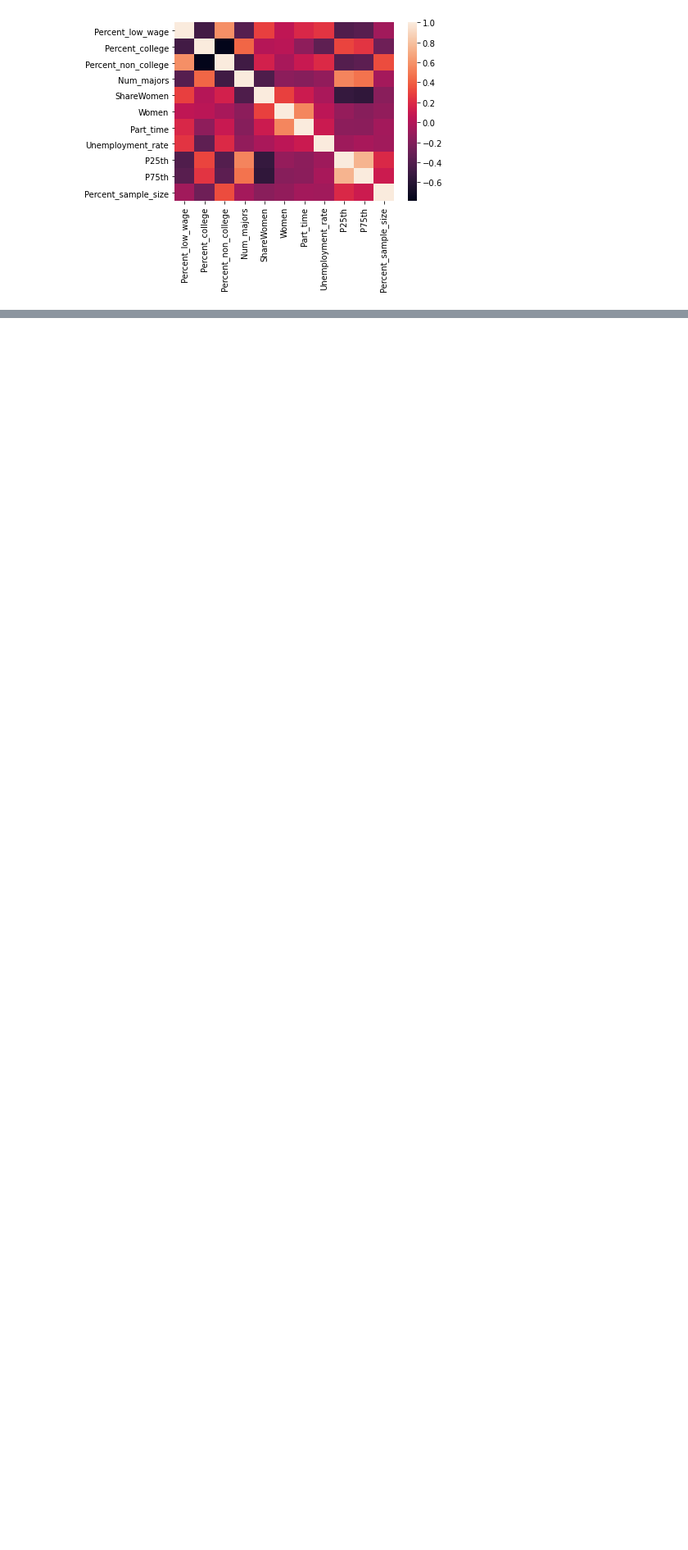
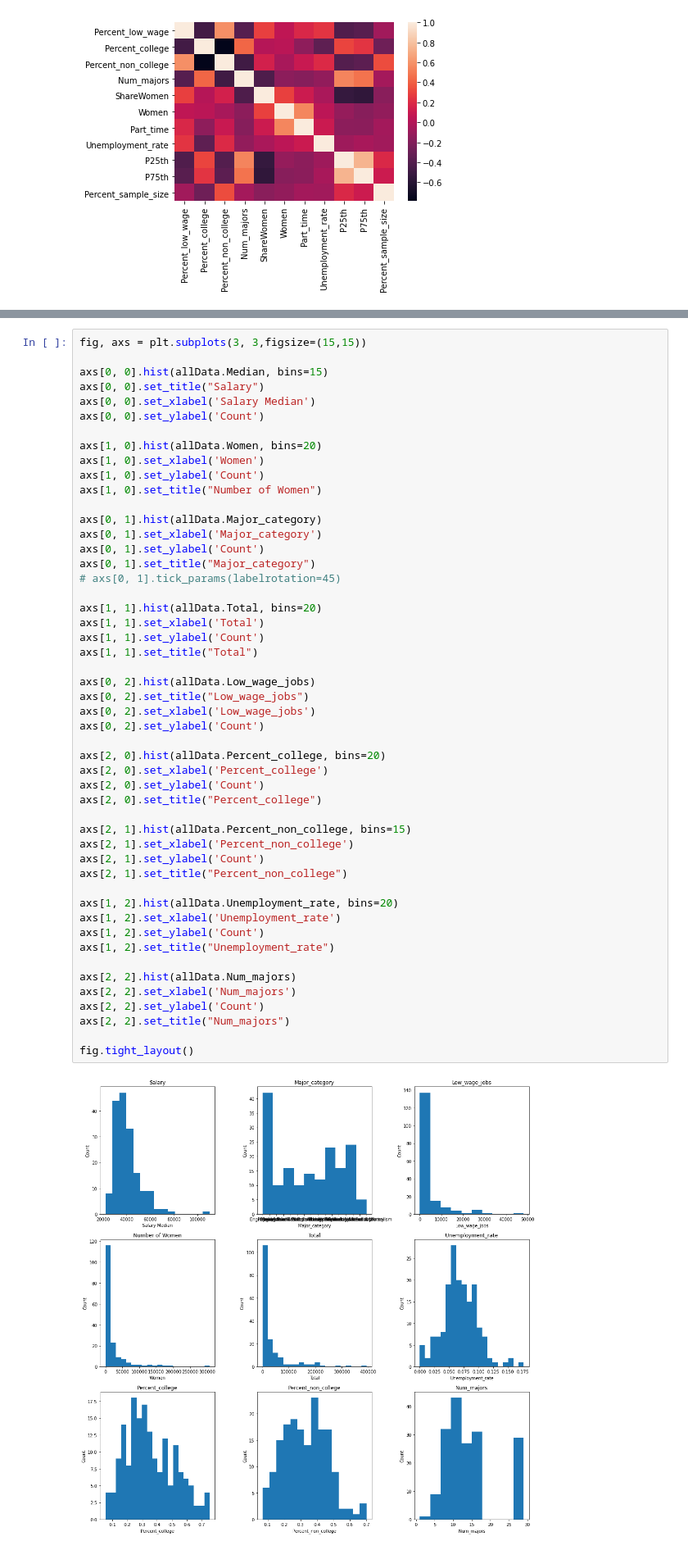
Before and after one commit to siennawishart/MSCI-446-Project, a Jupyter notebook: Data/Data Cleaning and Feature Eng/Supervised Learning Project Proposal Exploring.ipynb, the cells around one changed output, grey strips where cells are left out. Shown: that part at 82% size. Drawn from its saved outputs; the diff is of its cells as text; blank space fills up the shorter version.

```diff
--- a/Data/Data Cleaning and Feature Eng/Supervised Learning Project Proposal Exploring.ipynb
+++ b/Data/Data Cleaning and Feature Eng/Supervised Learning Project Proposal Exploring.ipynb
@@ -342,0 +388,52 @@ sns.heatmap(temp.corr());
+# %%
+fig, axs = plt.subplots(3, 3,figsize=(15,15))
+
+axs[0, 0].hist(allData.Median, bins=15)
+axs[0, 0].set_title("Salary")
+axs[0, 0].set_xlabel('Salary Median')
+axs[0, 0].set_ylabel('Count')
+
+axs[1, 0].hist(allData.Women, bins=20)
+axs[1, 0].set_xlabel('Women')
+axs[1, 0].set_ylabel('Count')
+axs[1, 0].set_title("Number of Women")
+
+axs[0, 1].hist(allData.Major_category)
+axs[0, 1].set_xlabel('Major_category')
+axs[0, 1].set_ylabel('Count')
+axs[0, 1].set_title("Major_category")
+# axs[0, 1].tick_params(labelrotation=45)
+
+axs[1, 1].hist(allData.Total, bins=20)
+axs[1, 1].set_xlabel('Total')
+axs[1, 1].set_ylabel('Count')
+axs[1, 1].set_title("Total")
+
+axs[0, 2].hist(allData.Low_wage_jobs)
+axs[0, 2].set_title("Low_wage_jobs")
+axs[0, 2].set_xlabel('Low_wage_jobs')
+axs[0, 2].set_ylabel('Count')
+
+axs[2, 0].hist(allData.Percent_college, bins=20)
+axs[2, 0].set_xlabel('Percent_college')
+axs[2, 0].set_ylabel('Count')
+axs[2, 0].set_title("Percent_college")
+
+axs[2, 1].hist(allData.Percent_non_college, bins=15)
+axs[2, 1].set_xlabel('Percent_non_college')
+axs[2, 1].set_ylabel('Count')
+axs[2, 1].set_title("Percent_non_college")
+
+axs[1, 2].hist(allData.Unemployment_rate, bins=20)
+axs[1, 2].set_xlabel('Unemployment_rate')
+axs[1, 2].set_ylabel('Count')
+axs[1, 2].set_title("Unemployment_rate")
+
+axs[2, 2].hist(allData.Num_majors)
+axs[2, 2].set_xlabel('Num_majors')
+axs[2, 2].set_ylabel('Count')
+axs[2, 2].set_title("Num_majors")
+
+fig.tight_layout()
+# %% [output]
+[figure, added]
```
Also changed, not shown: parts of 7 cells of this notebook, 2 other files.
